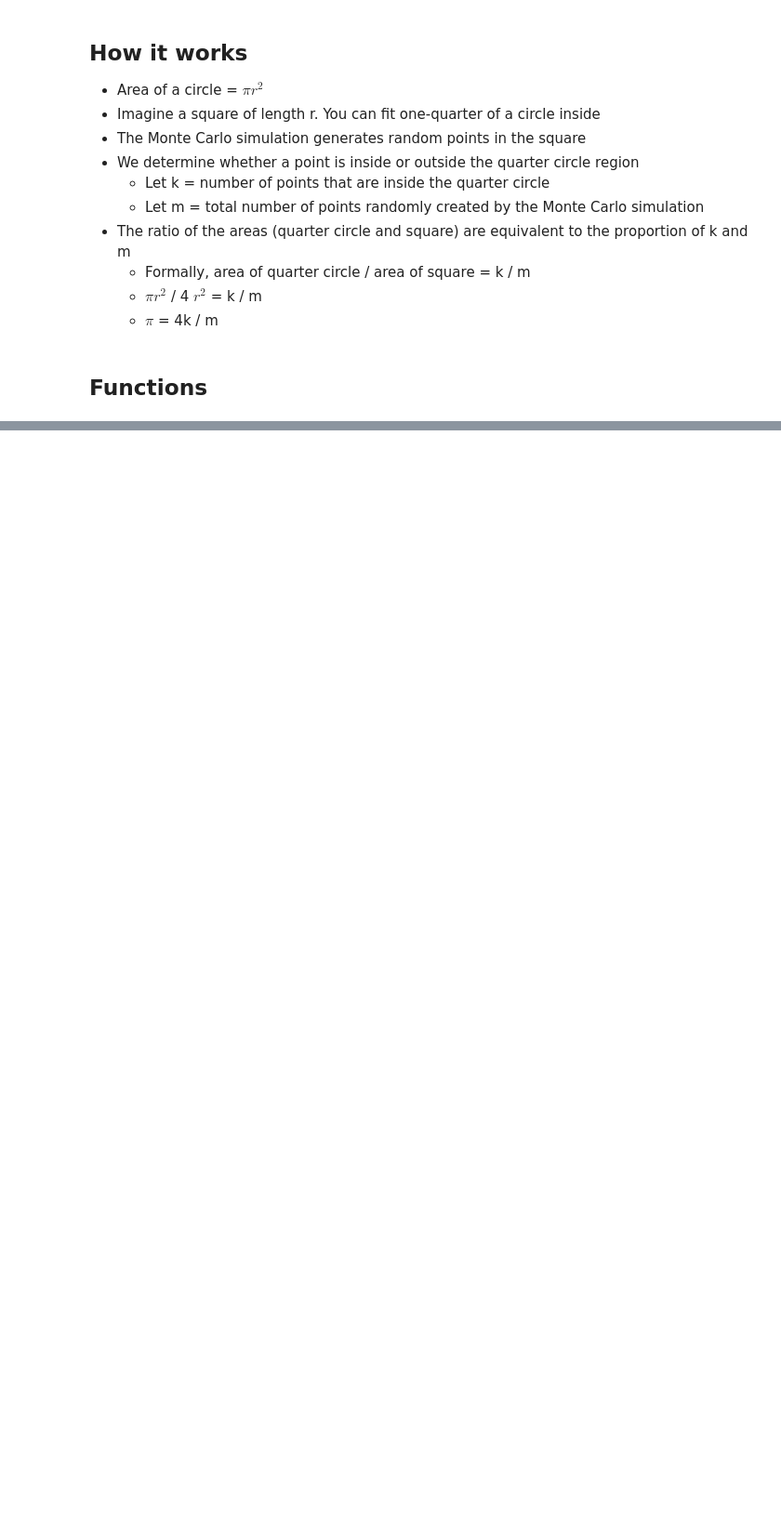
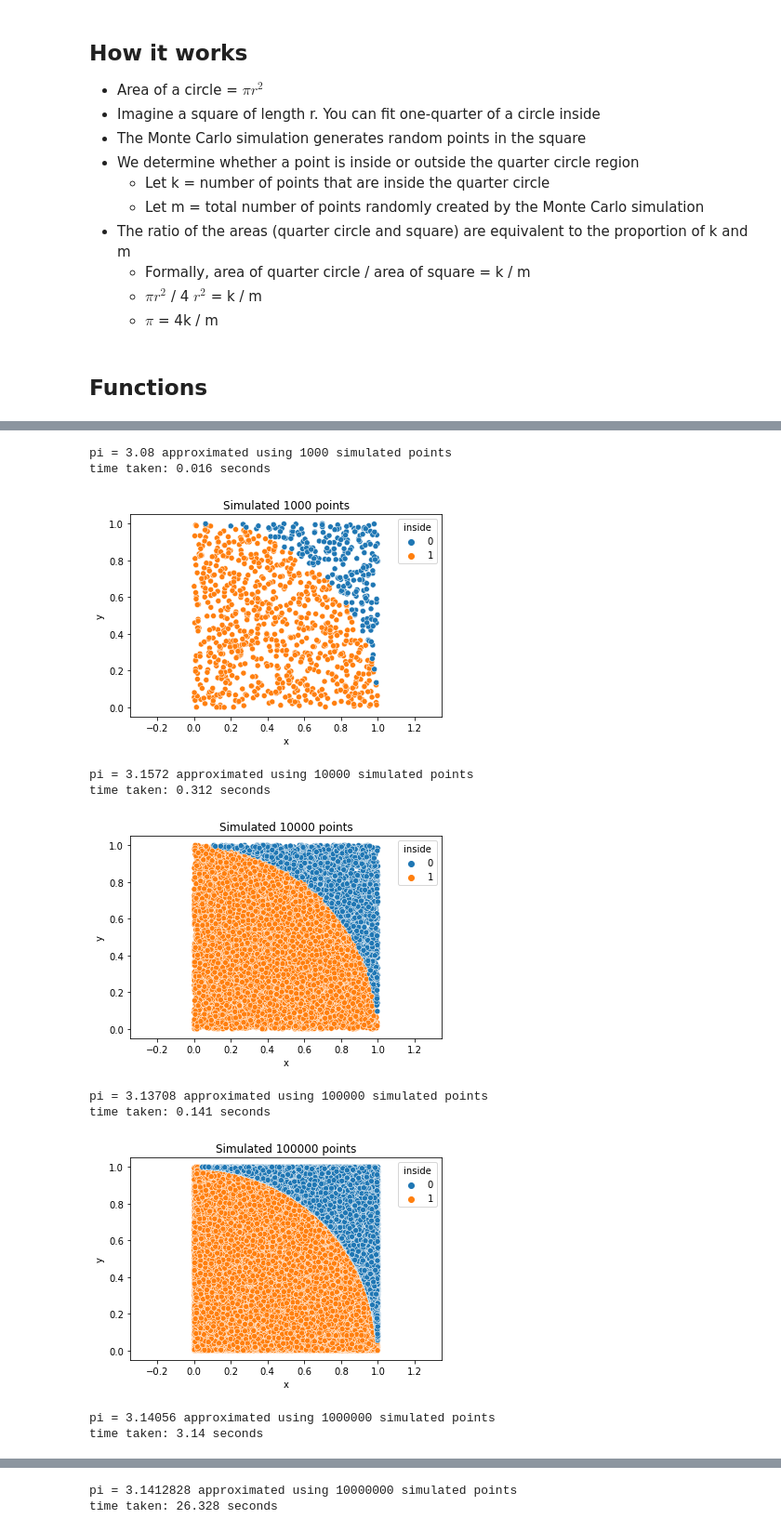
Before and after one commit to MAyub114/MonteCarlo, a Jupyter notebook: MonteCarlo_pi.ipynb, the cells around one changed output, grey strips where cells are left out. Shown at 93% size. Saved outputs shown, nothing was run; the diff lists cells and outputs as text; code cells hidden in the pictures; blank space fills up the shorter version.

```diff
--- a/MonteCarlo_pi.ipynb
+++ b/MonteCarlo_pi.ipynb
@@ -76,12 +96,26 @@ def approximate_pi(num_points):
 # %%
-for points in [10, 100, 10000, 1000000, 1000000]:
+for points in [1000, 10000, 100000, 1000000, 10000000]:
+    filename = f"images/pi_{points}.png"
     start = time.monotonic()
     approx_pi, points_df = approximate_pi(points)
     print(f"pi = {approx_pi} approximated using {points} simulated points")
     end = time.monotonic()
     print(f"time taken: {round(end-start, 3)} seconds\n")
     sns.scatterplot(data=points_df, x='x', y='y', hue='inside')
     plt.title(f"Simulated {points} points")
     plt.axis([0, 1, 0, 1])
     plt.axis('equal')
+    plt.savefig(filename)
     plt.show()
+# %% [output]
+pi = 3.08 approximated using 1000 simulated points
+time taken: 0.016 seconds
+[figure, added]
+pi = 3.1572 approximated using 10000 simulated points
+time taken: 0.312 seconds
+[figure, added]
+pi = 3.13708 approximated using 100000 simulated points
+time taken: 0.141 seconds
+[figure, added]
+pi = 3.14056 approximated using 1000000 simulated points
+time taken: 3.14 seconds
@@ -87,0 +123,2 @@ for points in [10, 100, 10000, 1000000, 1000000]:
+pi = 3.1412828 approximated using 10000000 simulated points
+time taken: 26.328 seconds
```
Also changed, not shown: parts of 3 cells of this notebook, 1 other file.
